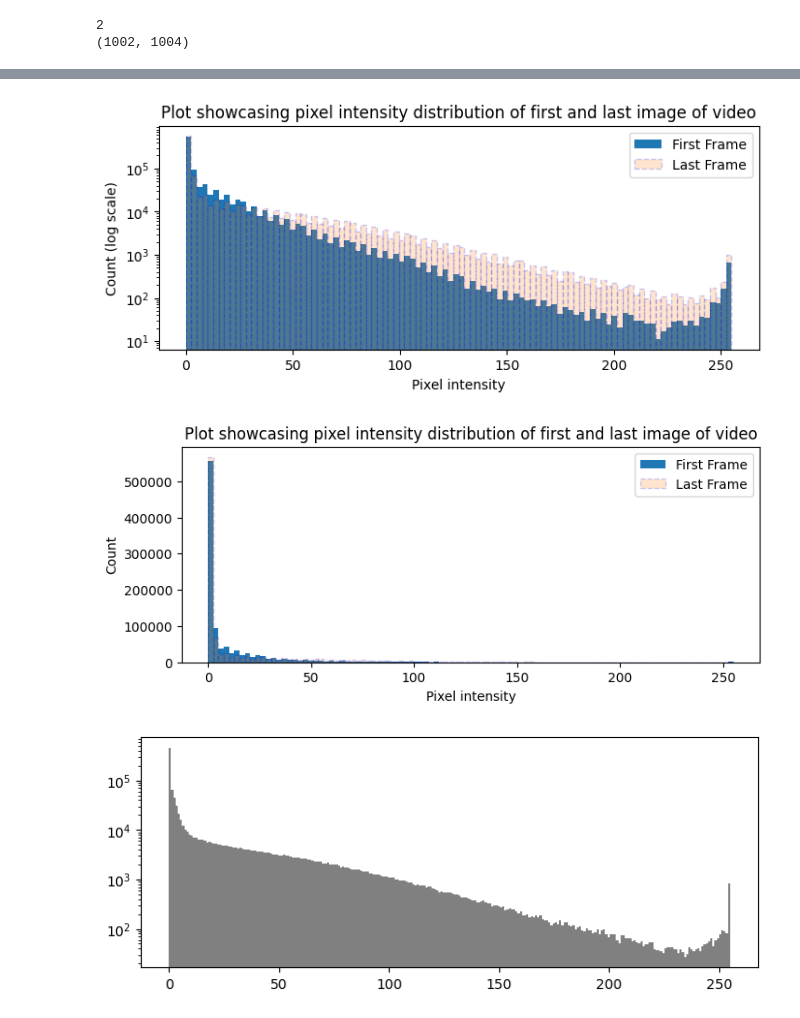
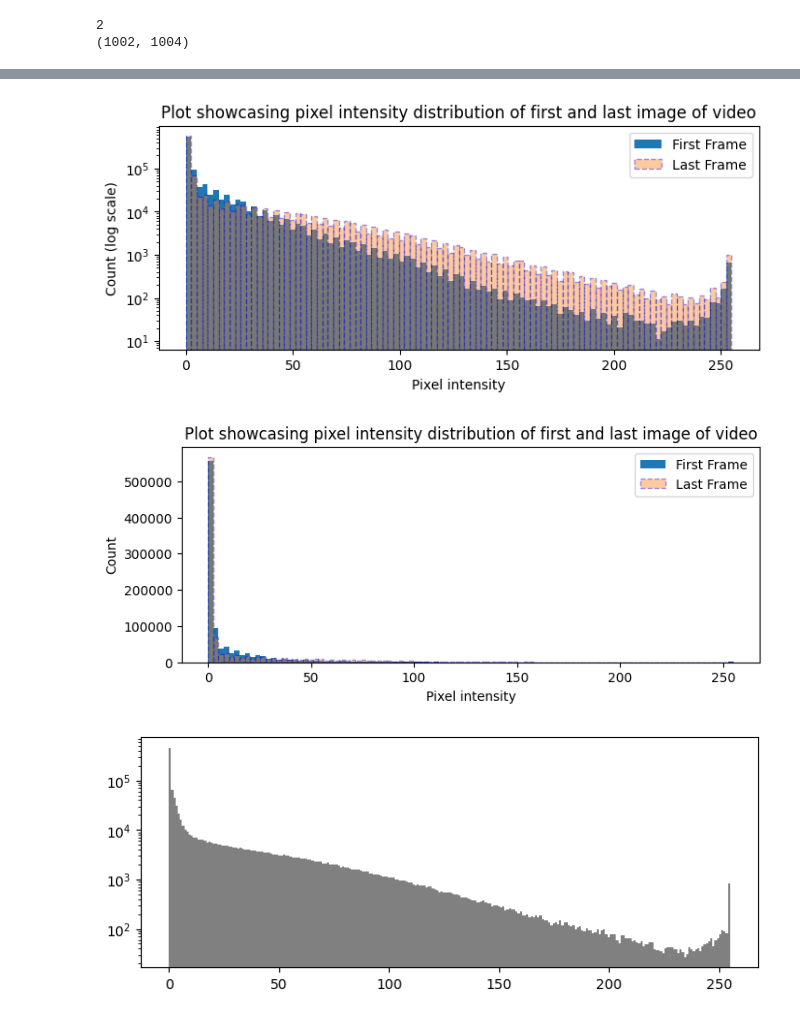
Before and after one commit to D-Gaard/MoleculeSim, a Jupyter notebook: videoStuff/video_stats.ipynb, the cells around one changed output, grey strips where cells are left out. Drawn from its saved outputs; the diff is of its cells as text; code cells hidden in the pictures.

```diff
--- a/videoStuff/video_stats.ipynb
+++ b/videoStuff/video_stats.ipynb
@@ -21,27 +18,27 @@ print(frames[0].shape)
 # %%
 # Histogram plots of frames at different point sin the video
 plt.figure(figsize=(8,3))
 plt.title("Plot showcasing pixel intensity distribution of first and last image of video")
 plt.hist(frames[0].flatten(),bins = 100, density = False, label = "First Frame")
-plt.hist(frames[1].flatten(),bins = 100, density = False, edgecolor = "blue", ls = "dashed", alpha = 0.2, label = "Last Frame")
+plt.hist(frames[1].flatten(),bins = 100, density = False, edgecolor = "blue", ls = "dashed", alpha = 0.4, label = "Last Frame")
 
 plt.xlabel("Pixel intensity")
 plt.ylabel("Count (log scale)")
 plt.yscale("log")
 plt.legend()
 plt.show()
 
 plt.figure(figsize=(8,3))
 plt.title("Plot showcasing pixel intensity distribution of first and last image of video")
 plt.hist(frames[0].flatten(),bins = 100, density = False, label = "First Frame")
-plt.hist(frames[1].flatten(),bins = 100, density = False, edgecolor = "blue", ls = "dashed", alpha = 0.2, label = "Last Frame")
+plt.hist(frames[1].flatten(),bins = 100, density = False, edgecolor = "blue", ls = "dashed", alpha = 0.4, label = "Last Frame")
 plt.xlabel("Pixel intensity")
 plt.ylabel("Count")
 plt.legend()
 plt.show()
 # %% [output]
-[figure, old version]
+[figure, new version]
-[figure, old version]
+[figure, new version]
 # %%
 plt.figure(figsize=(8,3))
 plt.hist(frames[1].flatten(),bins = 256, density = False, color = 'gray')
```
Also changed, not shown: parts of 6 cells of this notebook, 12 other files.
